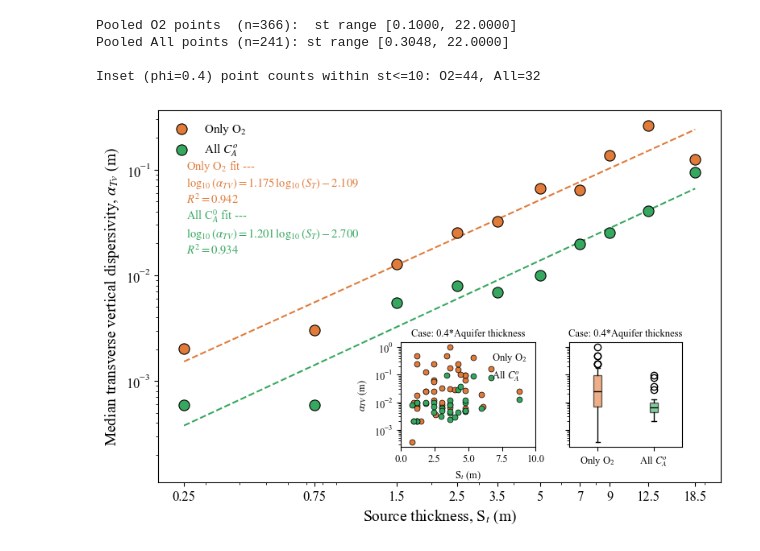
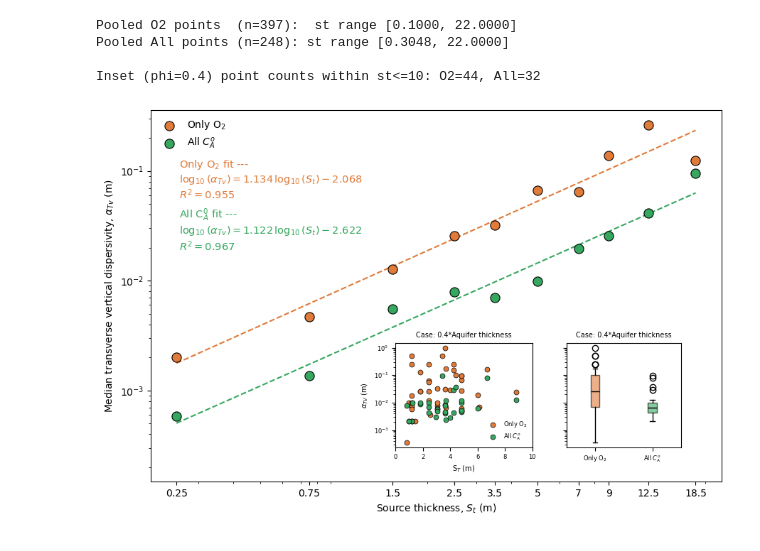
Before and after one commit to prabhasyadav/Dispersivity_MS, a Jupyter notebook: ipynb/Field_Vertical.ipynb, the cells around one changed output. Saved outputs shown, nothing was run; the diff lists cells and outputs as text; code cells hidden in the pictures.

```diff
--- a/ipynb/Field_Vertical.ipynb
+++ b/ipynb/Field_Vertical.ipynb
@@ -9,26 +9,13 @@ import matplotlib.lines as mlines
 import matplotlib.patches as mpatches
 %matplotlib inline
 
-# ---------------------------------------------------------------------------
-#  Matplotlib Styles
-# ---------------------------------------------------------------------------
-plt.rcParams.update({
-    "font.family": "serif",
-    "font.serif": ["Times New Roman"],
-    "mathtext.fontset": "stix",
-    "pdf.fonttype": 42,
 
-    "axes.labelsize": 14,     # x and y axis titles
-    "xtick.labelsize": 12,    # x tick numbers / category labels
-    "ytick.labelsize": 12,    # y tick numbers
-    "axes.titlesize": 14,     # plot titles
-    "legend.fontsize": 11,    # legends
-})
-# ---------------------------------------------------------------------------
 #  Load Data
 # ---------------------------------------------------------------------------
 
-EXCEL_PATH = r"C:\Users\mouly\Dropbox\Codes and Dataset\Field_Vertical.xlsx"
+# Make sure to update the path to the Excel file based on your system
+
+EXCEL_PATH = r"C:\Users\Prabhas\Desktop\Final_27-07_fome Slekshmi\Database\Field_Vertical_26_07.xlsx"
 # %%
 # ---------------------------------------------------------------------------
 # Load & Clean
@@ -365,7 +352,8 @@ from mpl_toolkits.axes_grid1.inset_locator import inset_axes
 # Config
 # ---------------------------------------------------------------------------
 PHI_MAIN = ["0.1", "0.2", "0.4", "0.5", "0.6", "0.8", "1.0"]   # _O2 / _All sheets
-PHI_N    = ["0.1", "0.25", "0.5", "0.75"]                       # _O2N / _AllN sheets
+PHI_N_O2  = ["0.1", "0.25", "0.5", "0.75", "1.0"]   # _O2N sheets available
+PHI_N_ALL = ["0.5", "0.75", "1.0"]                   # _AllN sheets available
 
 COLOR_O2  = "#E07B39"
 COLOR_ALL = "#36A75F"
@@ -377,11 +365,11 @@ XLIM_MAX     = 10
 # Step 1-2: Load and pool O2 / All data across EVERY sheet except 'Data'----
 o2_frames = (
     [pd.read_excel(EXCEL_PATH, sheet_name=f"{phi}_O2")  for phi in PHI_MAIN] +
-    [pd.read_excel(EXCEL_PATH, sheet_name=f"{phi}_O2N") for phi in PHI_N]
+    [pd.read_excel(EXCEL_PATH, sheet_name=f"{phi}_O2N") for phi in PHI_N_O2]
 )
 all_frames = (
     [pd.read_excel(EXCEL_PATH, sheet_name=f"{phi}_All")  for phi in PHI_MAIN] +
-    [pd.read_excel(EXCEL_PATH, sheet_name=f"{phi}_AllN") for phi in PHI_N]
+    [pd.read_excel(EXCEL_PATH, sheet_name=f"{phi}_AllN") for phi in PHI_N_ALL]
 )
 
 df_o2  = pd.concat(o2_frames,  ignore_index=True)
@@ -489,13 +477,13 @@ sign_all = "+" if c_all >= 0 else "-"
 
 ax.text(0.05, 0.87,
         r"Only O$_2$ fit ---" "\n"
-        rf"$\log_{{10}}(\alpha_{{TV}}) = {m_o2:.3f}\,\log_{{10}}(S_T) {sign_o2} {abs(c_o2):.3f}$" "\n"
+        rf"$\log_{{10}}(\alpha_{{Tv}}) = {m_o2:.3f}\,\log_{{10}}(S_t) {sign_o2} {abs(c_o2):.3f}$" "\n"
         rf"$R^2 = {r_value_o2**2:.3f}$",
         transform=ax.transAxes, fontsize=10.5, color=COLOR_O2, va="top",
         bbox=dict(facecolor="white", edgecolor="none", alpha=0.95, pad=2))
 ax.text(0.05, 0.74,
         r"All C$_A^0$ fit ---" "\n"
-        rf"$\log_{{10}}(\alpha_{{TV}}) = {m_all:.3f}\,\log_{{10}}(S_T) {sign_all} {abs(c_all):.3f}$" "\n"
+        rf"$\log_{{10}}(\alpha_{{Tv}}) = {m_all:.3f}\,\log_{{10}}(S_t) {sign_all} {abs(c_all):.3f}$" "\n"
         rf"$R^2 = {r_value_all**2:.3f}$",
         transform=ax.transAxes, fontsize=10.5, color=COLOR_ALL, va="top",
         bbox=dict(facecolor="white", edgecolor="none", alpha=0.95, pad=2))
@@ -507,7 +495,7 @@ ax.set_xscale("log")
 ax.set_yscale("log")
 ax.set_xticks(bin_centers)
 ax.set_xticklabels([f"{c:g}" for c in bin_centers], rotation=0, ha="center")
-ax.set_xlabel("Source thickness, S$_t$ (m)")
+ax.set_xlabel(r"Source thickness, $S_t$ (m)")
 ax.set_ylabel(r"Median transverse vertical dispersivity, $\alpha_{Tv}$ (m)")
 ax.legend(loc="upper left", frameon=False)
 
@@ -526,11 +514,11 @@ ax_scatter.scatter(st_all["st"], st_all["atv"], s=25, color=COLOR_ALL, edgecolor
                     linewidths=0.5, label="All $C_A^o$")
 ax_scatter.set_yscale("log")
 ax_scatter.set_xlim(0, XLIM_MAX)
-ax_scatter.set_xlabel("S$_t$ (m)", fontsize=9)
-ax_scatter.set_ylabel(r"$\alpha_{TV}$ (m)", fontsize=9)
-ax_scatter.set_title(rf"Case: {SELECTED_PHI}*Aquifer thickness", fontsize=9)
-ax_scatter.tick_params(labelsize=9)
-ax_scatter.legend(fontsize=9, loc="best", frameon=False)
+ax_scatter.set_xlabel("S$_T$ (m)", fontsize=7)
+ax_scatter.set_ylabel(r"$\alpha_{TV}$ (m)", fontsize=7)
+ax_scatter.set_title(rf"Case: {SELECTED_PHI}*Aquifer thickness", fontsize=7)
+ax_scatter.tick_params(labelsize=6)
+ax_scatter.legend(fontsize=6, loc="best", frameon=False)
 
 # ---------------------------------------------------------------------------
 # Step 9c: Inset boxplot of atv distribution for selected phi
@@ -538,46 +526,47 @@ ax_scatter.legend(fontsize=9, loc="best", frameon=False)
 ax_box = inset_axes(ax, width="20%", height="28%",
                      bbox_to_anchor=(0.72, 0.08, 1, 1),
                      bbox_transform=ax.transAxes, loc="lower left")
-bp = ax_box.boxplot([st_o2["atv"], st_all["atv"]], tick_labels=["Only O$_2$", "All $C_A^o$"],
+bp = ax_box.boxplot([st_o2["atv"], st_all["atv"]], labels=["Only O$_2$", "All $C_A^o$"],
                      patch_artist=True, medianprops=dict(color="black"))
 for patch, color in zip(bp["boxes"], [COLOR_O2, COLOR_ALL]):
     patch.set_facecolor(color)
     patch.set_alpha(0.6)
 ax_box.set_yscale("log")
 ax_box.tick_params(axis="y", which="both", labelleft=False, left=True)
-ax_box.tick_params(axis="x", labelsize=9)
-ax_box.set_title(rf"Case: {SELECTED_PHI}*Aquifer thickness", fontsize=9)
-ax_box.tick_params(labelsize=9)
+ax_box.tick_params(axis="x", labelsize=6)
+ax_box.set_title(rf"Case: {SELECTED_PHI}*Aquifer thickness", fontsize=7)
+ax_box.tick_params(labelsize=6)
 
-plt.savefig("fig4.pdf", dpi=300, bbox_inches="tight")
+plt.tight_layout()
+plt.savefig("Fig. 4.pdf", dpi=300)
 plt.show()
 
 # ---------------------------------------------------------------------------
 # Step 10: Print results
 # ---------------------------------------------------------------------------
 print("---- O2 only (pooled across ALL phi sheets, incl. N set) ----")
 print(f"m (slope)            = {m_o2:.4f}")
 print(f"c (intercept)        = {c_o2:.4f}")
 print(f"r  (correlation)     = {r_value_o2:.4f}")
 print(f"r^2 (linear fit)     = {r_value_o2**2:.4f}")
 print(f"p-value              = {p_value_o2:.4e}")
 print(f"Std. error of m      = {std_err_o2:.4f}")
 print(f"Equation: log10(alpha_TV) = {m_o2:.4f} x log10(t) {sign_o2} {abs(c_o2):.4f}")
 print(f"(equivalent power law: alpha_TV = {a_o2:.4f} x t^{b_o2:.4f})")
 print()
 print("---- All compounds (pooled across ALL phi sheets, incl. N set) ----")
 print(f"m (slope)            = {m_all:.4f}")
 print(f"c (intercept)        = {c_all:.4f}")
 print(f"r  (correlation)     = {r_value_all:.4f}")
 print(f"r^2 (linear fit)     = {r_value_all**2:.4f}")
 print(f"p-value              = {p_value_all:.4e}")
 print(f"Std. error of m      = {std_err_all:.4f}")
 print(f"Equation: log10(alpha_TV) = {m_all:.4f} x log10(t) {sign_all} {abs(c_all):.4f}")
 print(f"(equivalent power law: alpha_TV = {a_all:.4f} x t^{b_all:.4f})")
 # %% [output]
-Pooled O2 points  (n=366):  st range [0.1000, 22.0000]
-Pooled All points (n=241): st range [0.3048, 22.0000]
+Pooled O2 points  (n=397):  st range [0.1000, 22.0000]
+Pooled All points (n=248): st range [0.3048, 22.0000]
 
 Inset (phi=0.4) point counts within st<=10: O2=44, All=32
-[figure, old version]
+[figure, new version]
 ---- O2 only (pooled across ALL phi sheets, incl. N set) ----
```
Also changed, not shown: parts of 4 cells of this notebook.
